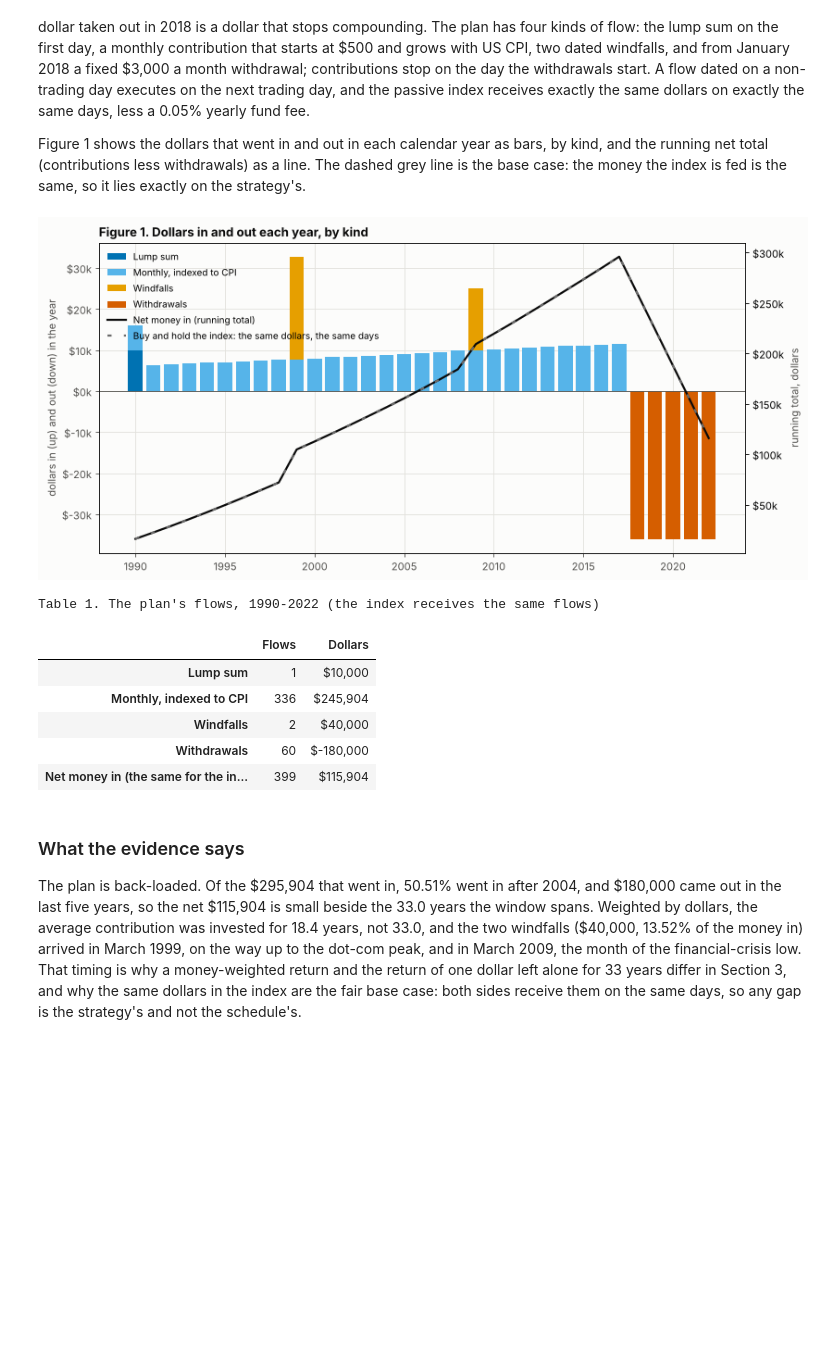
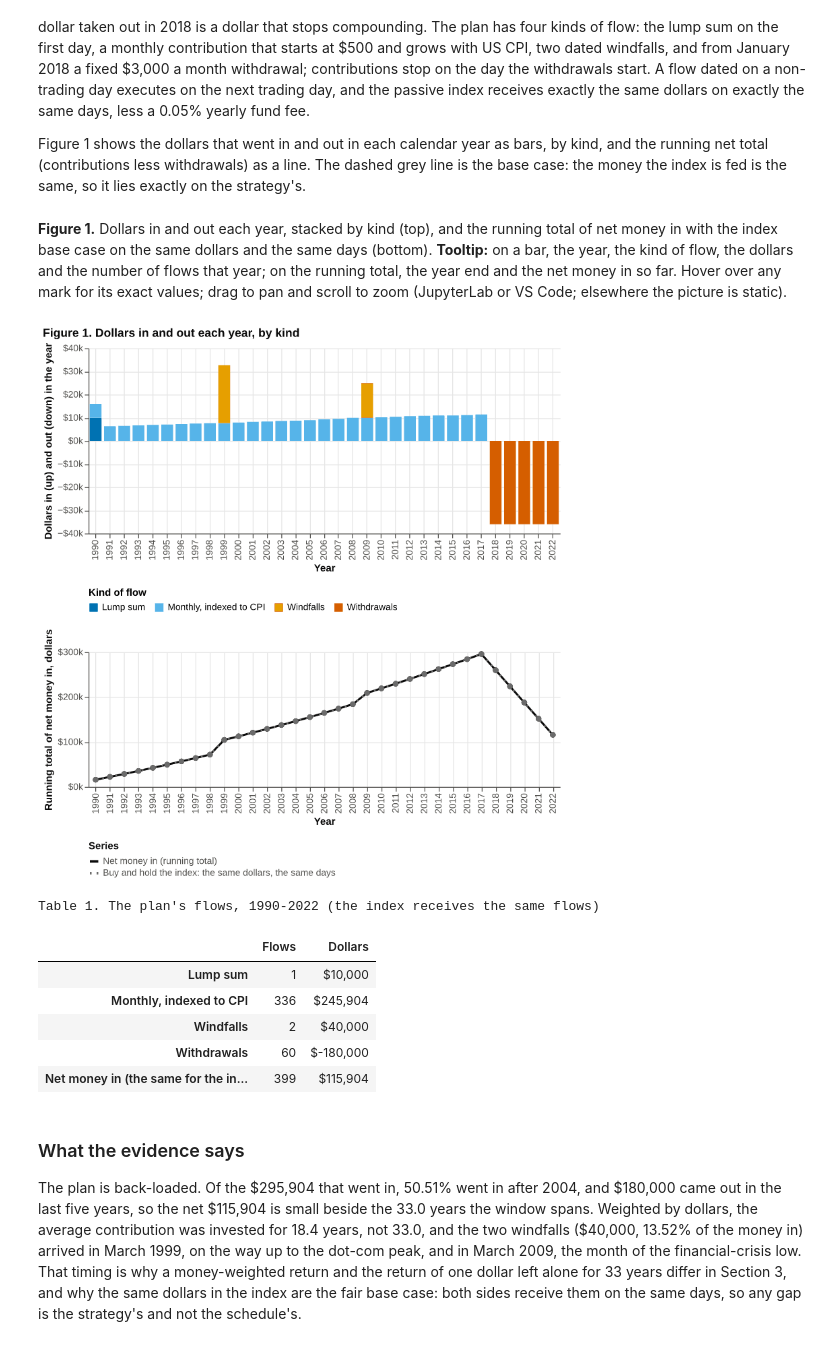
Before and after one commit to bgue/datasharing, a Jupyter notebook: screenlab/notebooks/plan_dca.ipynb, the cells around one changed output. Saved outputs shown, nothing was run; the diff lists cells and outputs as text; code cells hidden in the pictures; blank space fills up the shorter version.

```diff
--- a/screenlab/notebooks/plan_dca.ipynb
+++ b/screenlab/notebooks/plan_dca.ipynb
@@ -12,7 +12,7 @@ from pathlib import Path
 warnings.filterwarnings("ignore")
 import numpy as np
 import pandas as pd
-import matplotlib.pyplot as plt
+import altair as alt
 from IPython.display import display, Markdown
 
 try:
@@ -24,14 +24,12 @@ from screenlab import Lab
 from screenlab.plan import CashFlow
 from screenlab.realdata import sp500_panel
 from screenlab.taxes import CanadianTax, TaxConfig
-from screenlab.research import plan_plots as pp
+from screenlab.research import plan_charts as pch      # interactive Altair / Vega-Lite charts, with tooltips
 from screenlab.research import tax_plots as tp
 
 if not sp500_panel.available():
     raise RuntimeError("The S&P 500 panel is not on this machine: run `make data-panel` once (local use only), then run this notebook again.")
 
-%matplotlib inline
-plt.rcParams["figure.dpi"] = 80
 ACCOUNTS = ["tfsa", "rrsp", "taxable"]
 NAME = tp.ACCOUNT_NAME                    # tfsa -> TFSA, rrsp -> RRSP, taxable -> Taxable
 STRAT = "dogs"
@@ -42,8 +40,11 @@ GOAL = 1_500_000                          # nominal dollars, after tax
 N_PATHS = 500
 WINDFALLS = [CashFlow("1999-03-01", 25_000, "windfall 1999"), CashFlow("2009-03-01", 15_000, "windfall 2009")]
 
-def show(fig):
-    display(fig); plt.close(fig)
+def show(chart):                          # interactive in JupyterLab / VS Code, the same chart as a picture elsewhere
+    pch.show(chart)
+
+def panels(charts, title, shared=False, columns=None):     # charts side by side under one figure title
+    return pch.compose(charts, title, columns=columns, shared_legend=shared)
 
 def say(text):                            # a paragraph written from the run's own numbers, so it cannot drift from them
     display(Markdown(text))
@@ -128,43 +129,20 @@ say(f'''
 The first question is what the plan does with money, and when. Every later number depends on it, because a return on a dollar that arrived in year 28 means something different from a return on a dollar that arrived in year 1, and a dollar taken out in 2018 is a dollar that stops compounding. The plan has four kinds of flow: the lump sum on the first day, a monthly contribution that starts at \$500 and grows with US CPI, two dated windfalls, and from January 2018 a fixed \$3,000 a month withdrawal; contributions stop on the day the withdrawals start. A flow dated on a non-trading day executes on the next trading day, and the passive index receives exactly the same dollars on exactly the same days, less a 0.05% yearly fund fee.
 
 Figure 1 shows the dollars that went in and out in each calendar year as bars, by kind, and the running net total (contributions less withdrawals) as a line. The dashed grey line is the base case: the money the index is fed is the same, so it lies exactly on the strategy's.
+# %% [markdown]
+**Figure 1.** Dollars in and out each year, stacked by kind (top), and the running total of net money in with the index base case on the same dollars and the same days (bottom). **Tooltip:** on a bar, the year, the kind of flow, the dollars and the number of flows that year; on the running total, the year end and the net money in so far. Hover over any mark for its exact values; drag to pan and scroll to zoom (JupyterLab or VS Code; elsewhere the picture is static).
 # %%
 kinds = {"initial": ("Lump sum", tp.PALETTE[0]), "periodic": ("Monthly, indexed to CPI", tp.PALETTE[4]),
          "extra": ("Windfalls", tp.AMBER), "withdrawal": ("Withdrawals", tp.PALETTE[1])}
-by = FL.assign(year=FL["executed"].dt.year).pivot_table(index="year", columns="kind", values="amount", aggfunc="sum")
-by = by.reindex(columns=list(kinds)).fillna(0.0)
-fig, ax = plt.subplots(figsize=(10.5, 5))
-tp._ax(ax)
-bottom_pos = np.zeros(len(by)); bottom_neg = np.zeros(len(by))
-for k, (name, col) in kinds.items():
-    v = by[k].to_numpy()
-    base = bottom_pos if k != "withdrawal" else bottom_neg
-    ax.bar(by.index, v, bottom=base, color=col, width=0.8, label=name)
-    if k != "withdrawal":
-        bottom_pos = bottom_pos + v
-    else:
-        bottom_neg = bottom_neg + v
-net = S["tfsa"]["contributed"].resample("YE").last()
-ax2 = ax.twinx()
-ax2.plot(net.index.year, net.to_numpy(), color=tp.INK, lw=2, label="Net money in (running total)")
-ax2.plot(net.index.year, net.to_numpy(), color=tp.INDEX_COL, lw=2, ls="--", dashes=(2, 6), label="Buy and hold the index: the same dollars, the same days")
-ax2.set_ylabel("running total, dollars", color=tp.INK2)
-ax2.yaxis.set_major_formatter(lambda v, _: f"${v / 1e3:.0f}k")
-ax.yaxis.set_major_formatter(lambda v, _: f"${v / 1e3:.0f}k")
-ax.set_ylabel("dollars in (up) and out (down) in the year")
-ax.axhline(0, color=tp.INK2, lw=0.8)
-h1, l1 = ax.get_legend_handles_labels(); h2, l2 = ax2.get_legend_handles_labels()
-ax.legend(h1 + h2, l1 + l2, fontsize=9, loc="upper left", frameon=False)
-ax.set_title("Figure 1. Dollars in and out each year, by kind", loc="left", fontsize=12, fontweight="bold", color=tp.INK)
-fig.tight_layout(); show(fig)
+show(pch.flows_chart(plans["tfsa"], strategy_label=DOGS_LABEL, index_label=INDEX_LABEL, title="Figure 1. Dollars in and out each year, by kind"))
 
 tab1 = pd.DataFrame({"Flows": FL.groupby("kind").size().reindex(list(kinds)), "Dollars": FL.groupby("kind")["amount"].sum().reindex(list(kinds))})
 tab1.index = [kinds[k][0] for k in tab1.index]
 tab1.loc["Net money in (the same for the index)"] = [len(FL), FL["amount"].sum()]
 print("Table 1. The plan's flows, 1990-2022 (the index receives the same flows)")
 tab1.style.format({"Flows": "{:,.0f}", "Dollars": "${:,.0f}"})
 # %% [output]
-[figure, old version]
+[figure, new version]
 Table 1. The plan's flows, 1990-2022 (the index receives the same flows)
 |  | Flows | Dollars |
 | Lump sum | 1 | $10,000 |
```
Also changed, not shown: parts of 16 cells of this notebook, 6 other files.
